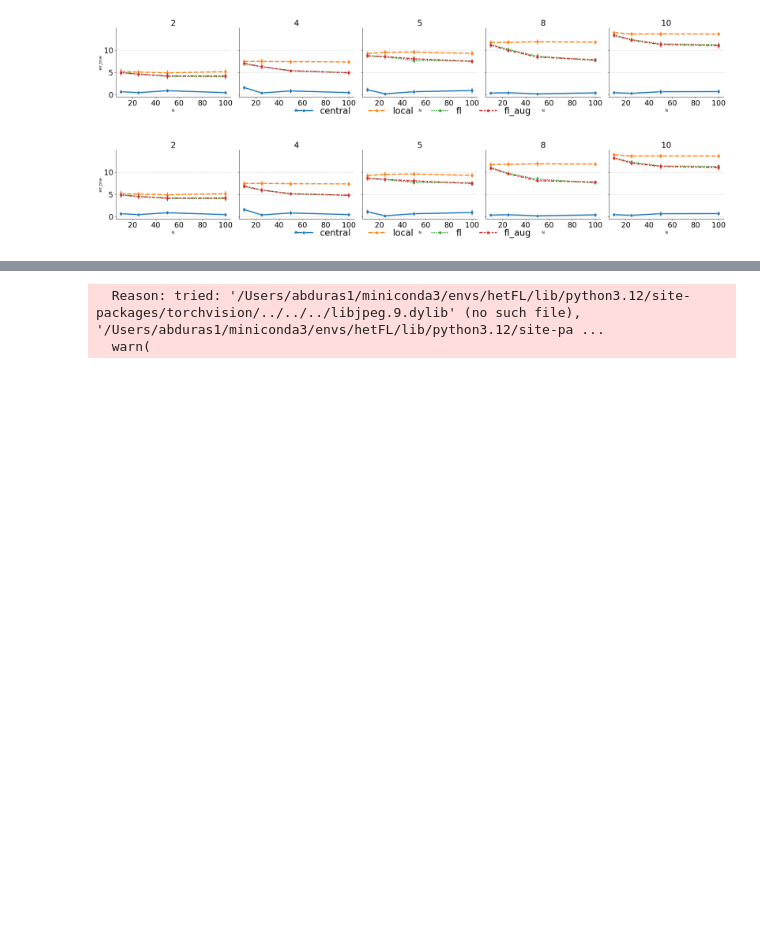
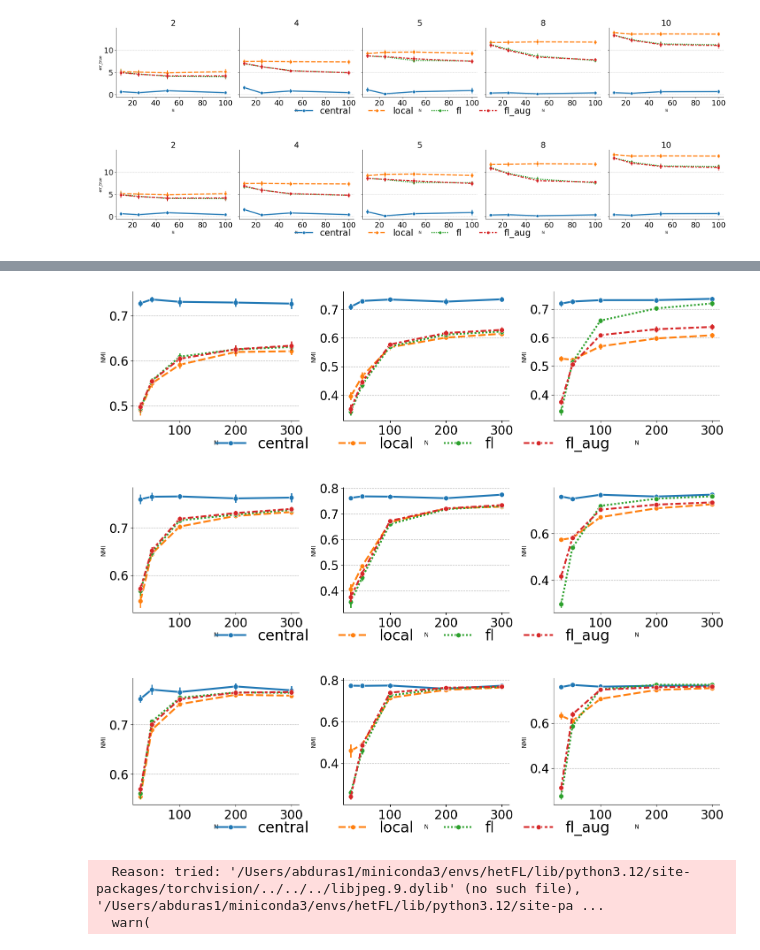
Before and after one commit to shamPJ/KL-GTVmin-GMM, a Jupyter notebook: Untitled.ipynb, the cells around one changed output, grey strips where cells are left out. Saved outputs shown, nothing was run; the diff lists cells and outputs as text; code cells hidden in the pictures; blank space fills up the shorter version.

```diff
--- a/Untitled.ipynb
+++ b/Untitled.ipynb
@@ -306,3 +376,13 @@ plot_metrics(df_lambda_1, "N", "err_true", "D")
+# %%
+# N_LIST=(30 50 100 200 300)
+# D_LIST=(2 5 10)
+plot_metrics(df_mnist_alpha02, "N", "NMI", "D")
+plot_metrics(df_mnist_alpha1, "N", "NMI", "D")
+plot_metrics(df_mnist_alpha10, "N", "NMI", "D")
+# %% [output]
+[figure, added]
+[figure, added]
+[figure, added]
 # %%
 import numpy as np
 from sklearn.datasets import make_blobs
```
Also changed, not shown: parts of 5 cells of this notebook, 3 other files.
